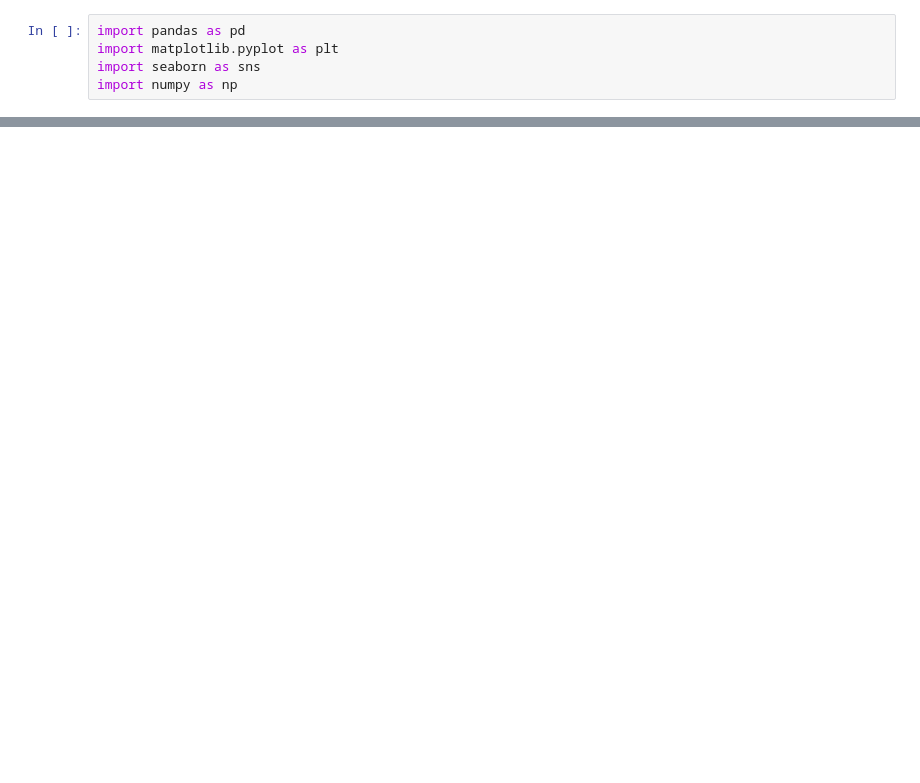
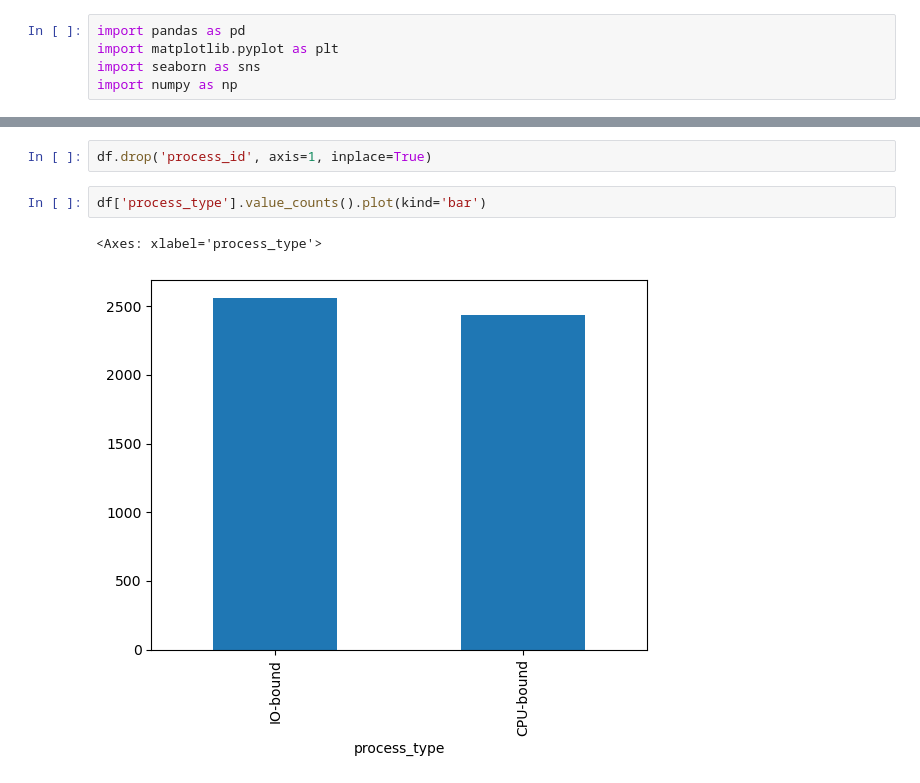
Before and after one commit to sohamnp06/OS-Scheduler-Using-ML, a Jupyter notebook: notebooks/eda.ipynb, the cells around one changed output, grey strips where cells are left out. Drawn from its saved outputs; the diff is of its cells as text; blank space fills up the shorter version.

```diff
--- a/notebooks/eda.ipynb
+++ b/notebooks/eda.ipynb
@@ -23,0 +32,7 @@ df.head()
+# %%
+df.drop('process_id', axis=1, inplace=True)
+# %%
+df['process_type'].value_counts().plot(kind='bar')
+# %% [output]
+<Axes: xlabel='process_type'>
+[figure, added]
```
Also changed, not shown: parts of 16 cells of this notebook, 6 other files.
